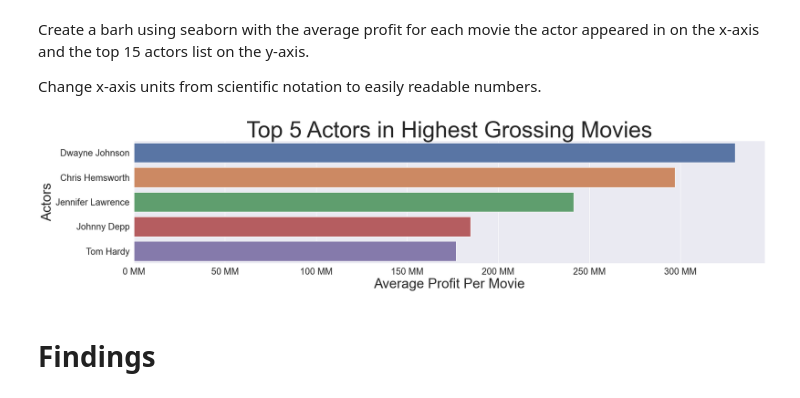
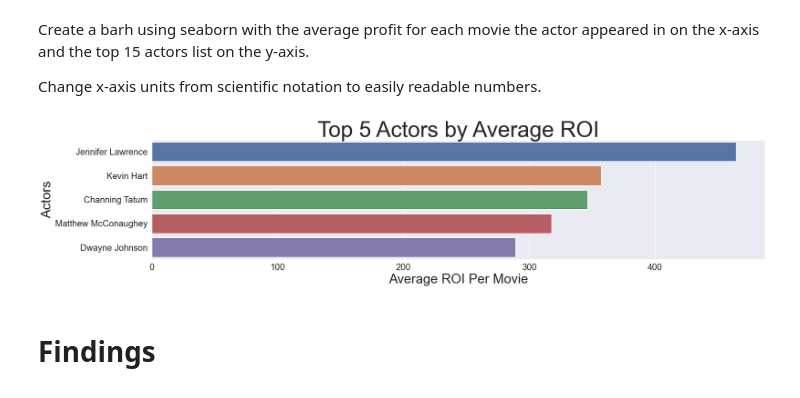
Before and after one commit to JordanMang/phase_1_id10t_team, a Jupyter notebook: primary_notebook.ipynb, the cells around one changed output. Cells and saved outputs as stored; diff of their text form; code cells hidden in the pictures.

```diff
--- a/primary_notebook.ipynb
+++ b/primary_notebook.ipynb
@@ -747,7 +758,7 @@ avg_actor = []
 
 for actor in top_15_actors:
     actors_filtered = actors_df.loc[actors_df['primary_name'] == actor]
-    avg_actor.append(actors_filtered.profit.mean())
+    avg_actor.append(actors_filtered.perc_return.mean())
 
 avg_actor[0]
 # %% [output]
@@ -756,11 +767,11 @@ avg_actor[0]
 Create a dataframe using zip with the top 15 actors and average profit lists
 # %%
 acting_df = pd.DataFrame(list(zip(top_15_actors, avg_actor)),
-               columns =['actor_name', 'average_profit'])
+               columns =['actor_name', 'average_roi'])
 # %% [markdown]
 Sort the dataframe by 'average_profit'
 # %%
-acting_df.sort_values(by='average_profit', inplace=True, ascending=False)
+acting_df.sort_values(by='average_roi', inplace=True, ascending=False)
 # %% [markdown]
 # Actors data visualization
 # %%
@@ -787,24 +798,24 @@ Change x-axis units from scientific notation to easily readable numbers.
 # %%
 sns.set(style="whitegrid")
 
 sns.color_palette("rocket")
 
 sns.set(rc = {'figure.figsize':(25,5)})
 
-g = sns.barplot(x='average_profit', y='actor_name', data=acting_df.head(5))
+g = sns.barplot(x='average_roi', y='actor_name', data=acting_df.head(5))
 
-plt.title('Top 5 Actors in Highest Grossing Movies', fontsize=50)
-plt.xlabel('Average Profit Per Movie', fontsize=30)
+plt.title('Top 5 Actors by Average ROI', fontsize=50)
+plt.xlabel('Average ROI Per Movie', fontsize=30)
 plt.ylabel('Actors', fontsize=30)
 plt.xticks(fontsize=20)
 plt.yticks(fontsize=20)
 
 plt.ticklabel_format(axis='x', style='plain')
 
-xlabels = ['{:,.0f}'.format(x) + ' MM' for x in g.get_xticks()/1000000]
-g.set_xticklabels(xlabels);
+#xlabels = ['{:,.0f}'.format(x) + ' MM' for x in g.get_xticks()/1000000]
+#g.set_xticklabels(xlabels);
 # %% [output]
-[figure, old version]
+[figure, new version]
 # %% [markdown]
 # Findings
 # %% [markdown]
```
Also changed, not shown: parts of 13 cells of this notebook.
